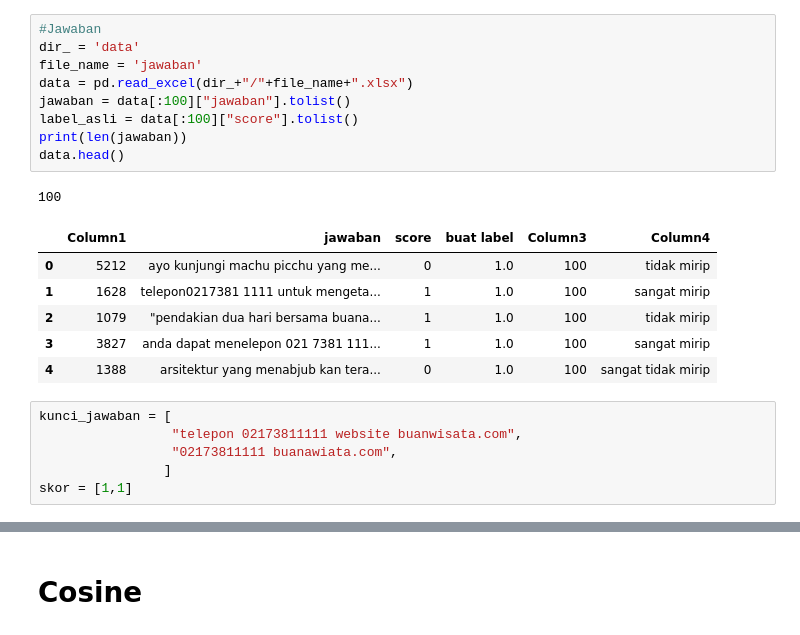
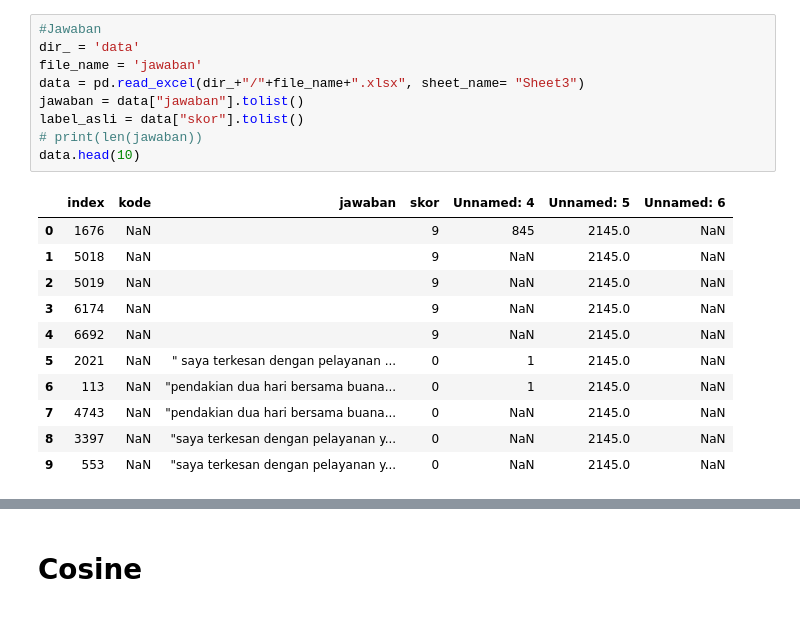
Before and after one commit to lufias69/essay_scoring, a Jupyter notebook: Implementasi 3.ipynb, the cells around one changed output, grey strips where cells are left out. Drawn from its saved outputs; the diff is of its cells as text.

```diff
--- a/Implementasi 3.ipynb
+++ b/Implementasi 3.ipynb
@@ -4,23 +6,21 @@ import pandas as pd
 # %%
 #Jawaban
 dir_ = 'data'
 file_name = 'jawaban'
-data = pd.read_excel(dir_+"/"+file_name+".xlsx")
-jawaban = data[:100]["jawaban"].tolist()
-label_asli = data[:100]["score"].tolist()
-print(len(jawaban))
-data.head()
+data = pd.read_excel(dir_+"/"+file_name+".xlsx", sheet_name= "Sheet3")
+jawaban = data["jawaban"].tolist()
+label_asli = data["skor"].tolist()
+# print(len(jawaban))
+data.head(10)
 # %% [output]
-100
-|  | Column1 | jawaban | score | buat label | Column3 | Column4 |
-| 0 | 5212 | ayo kunjungi machu picchu yang me... | 0 | 1.0 | 100 | tidak mirip |
-| 1 | 1628 | telepon0217381 1111 untuk mengeta... | 1 | 1.0 | 100 | sangat mirip |
-| 2 | 1079 | "pendakian dua hari bersama buana... | 1 | 1.0 | 100 | tidak mirip |
-| 3 | 3827 | anda dapat menelepon 021 7381 111... | 1 | 1.0 | 100 | sangat mirip |
-| 4 | 1388 | arsitektur yang menabjub kan tera... | 0 | 1.0 | 100 | sangat tidak mirip |
+|  | index | kode | jawaban | skor | Unnamed: 4 | Unnamed: 5 | Unnamed: 6 |
+| 0 | 1676 | NaN |  | 9 | 845 | 2145.0 | NaN |
+| 1 | 5018 | NaN |  | 9 | NaN | 2145.0 | NaN |
+| 2 | 5019 | NaN |  | 9 | NaN | 2145.0 | NaN |
+| 3 | 6174 | NaN |  | 9 | NaN | 2145.0 | NaN |
+| 4 | 6692 | NaN |  | 9 | NaN | 2145.0 | NaN |
+| 5 | 2021 | NaN | " saya terkesan dengan pelayanan ... | 0 | 1 | 2145.0 | NaN |
+| 6 | 113 | NaN | "pendakian dua hari bersama buana... | 0 | 1 | 2145.0 | NaN |
+| 7 | 4743 | NaN | "pendakian dua hari bersama buana... | 0 | NaN | 2145.0 | NaN |
+| 8 | 3397 | NaN | "saya terkesan dengan pelayanan y... | 0 | NaN | 2145.0 | NaN |
+| 9 | 553 | NaN | "saya terkesan dengan pelayanan y... | 0 | NaN | 2145.0 | NaN |
-# %%
-kunci_jawaban = [
-                 "telepon 02173811111 website buanwisata.com",
-                 "02173811111 buanawiata.com",
-                ]
-skor = [1,1]
```
Also changed, not shown: parts of 7 cells of this notebook, 16 other files.
